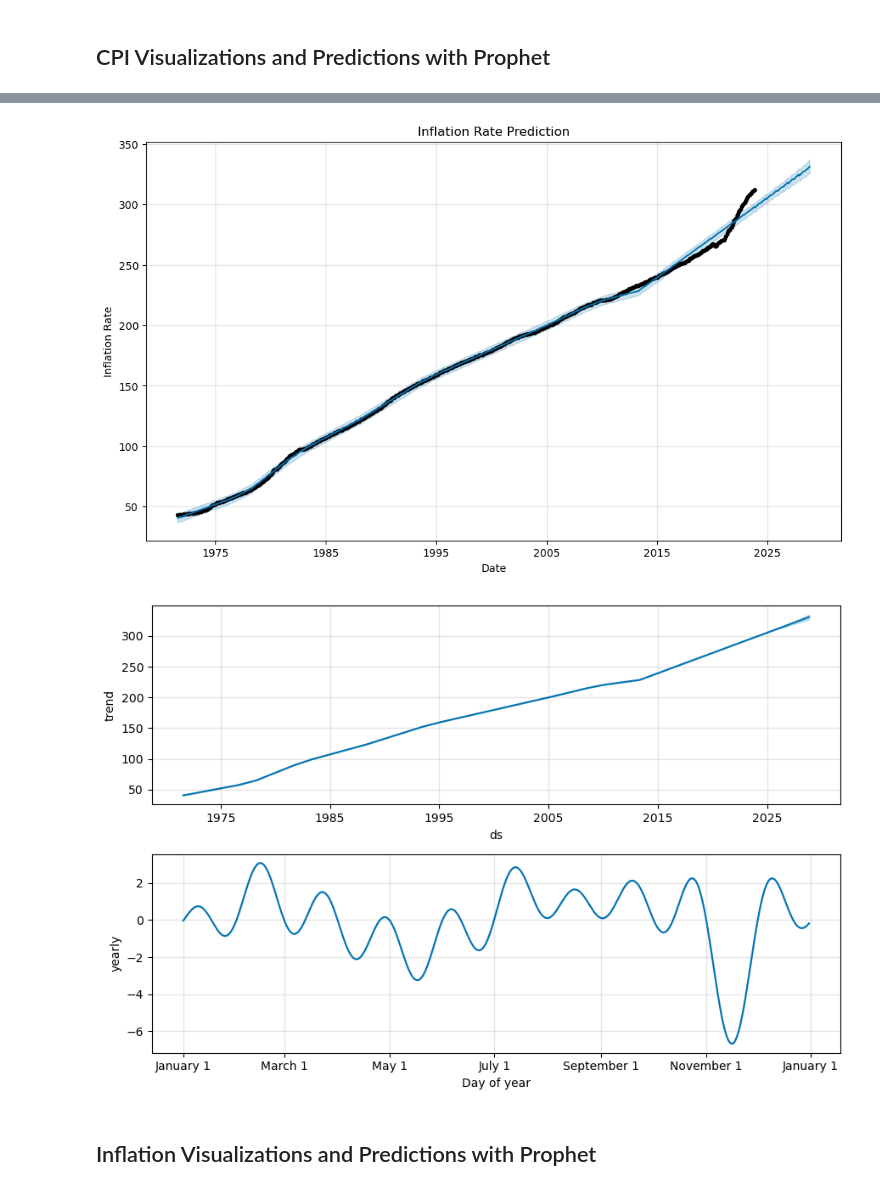
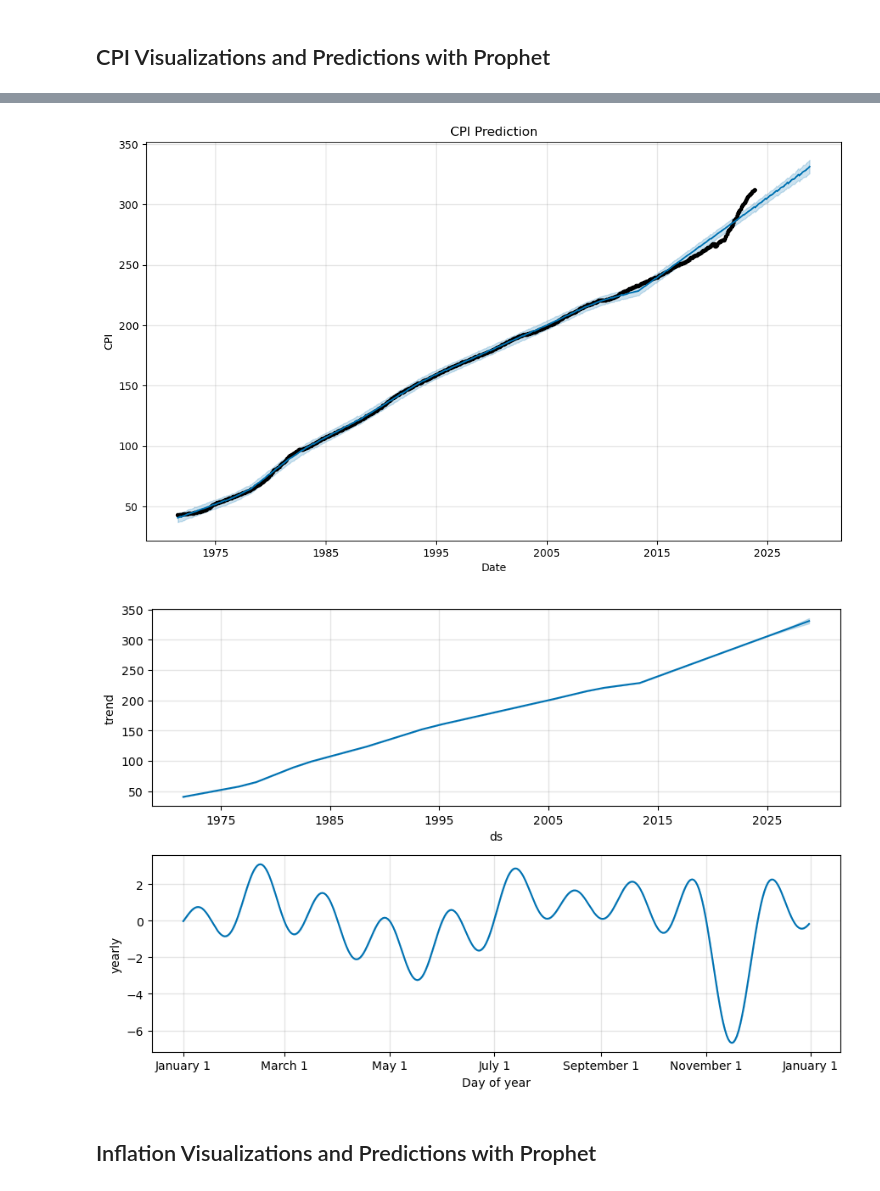
Before and after one commit to juanlavieri/housing_currency, a Jupyter notebook: Dollar_Value_Analysis.ipynb, the cells around one changed output, grey strips where cells are left out. Drawn from its saved outputs; the diff is of its cells as text; code cells hidden in the pictures.

```diff
--- a/Dollar_Value_Analysis.ipynb
+++ b/Dollar_Value_Analysis.ipynb
@@ -5,7 +5,7 @@
 import pandas as pd
 
 # Load the CPI data
-cpi_file_path = 'Resources/CPI.csv'
+cpi_file_path = 'Resources/CPILFESL.csv'
 cpi_df = pd.read_csv(cpi_file_path)
 
 # Exploring the top 5 columns
@@ -169,17 +151,17 @@ cpi_future = cpi_model.make_future_dataframe(periods=5 * 12, freq='M')
 cpi_forecast = cpi_model.predict(cpi_future)
 # %%
 # Plot the forecast
-cpi_model.plot(cpi_forecast, xlabel = 'Date', ylabel = 'Inflation Rate')
-plt.title('Inflation Rate Prediction')
+cpi_model.plot(cpi_forecast, xlabel = 'Date', ylabel = 'CPI')
+plt.title('CPI Prediction')
 plt.show()
 # %% [output]
-[figure, old version]
+[figure, new version]
 # %%
 # Optionally, plot the forecast components
 cpi_model.plot_components(cpi_forecast)
 plt.show()
 # %% [output]
-[figure, old version]
+[figure, new version]
 # %% [markdown]
 ## Inflation Visualizations and Predictions with Prophet
 # %%
```
Also changed, not shown: parts of 12 cells of this notebook, 5 other files.
